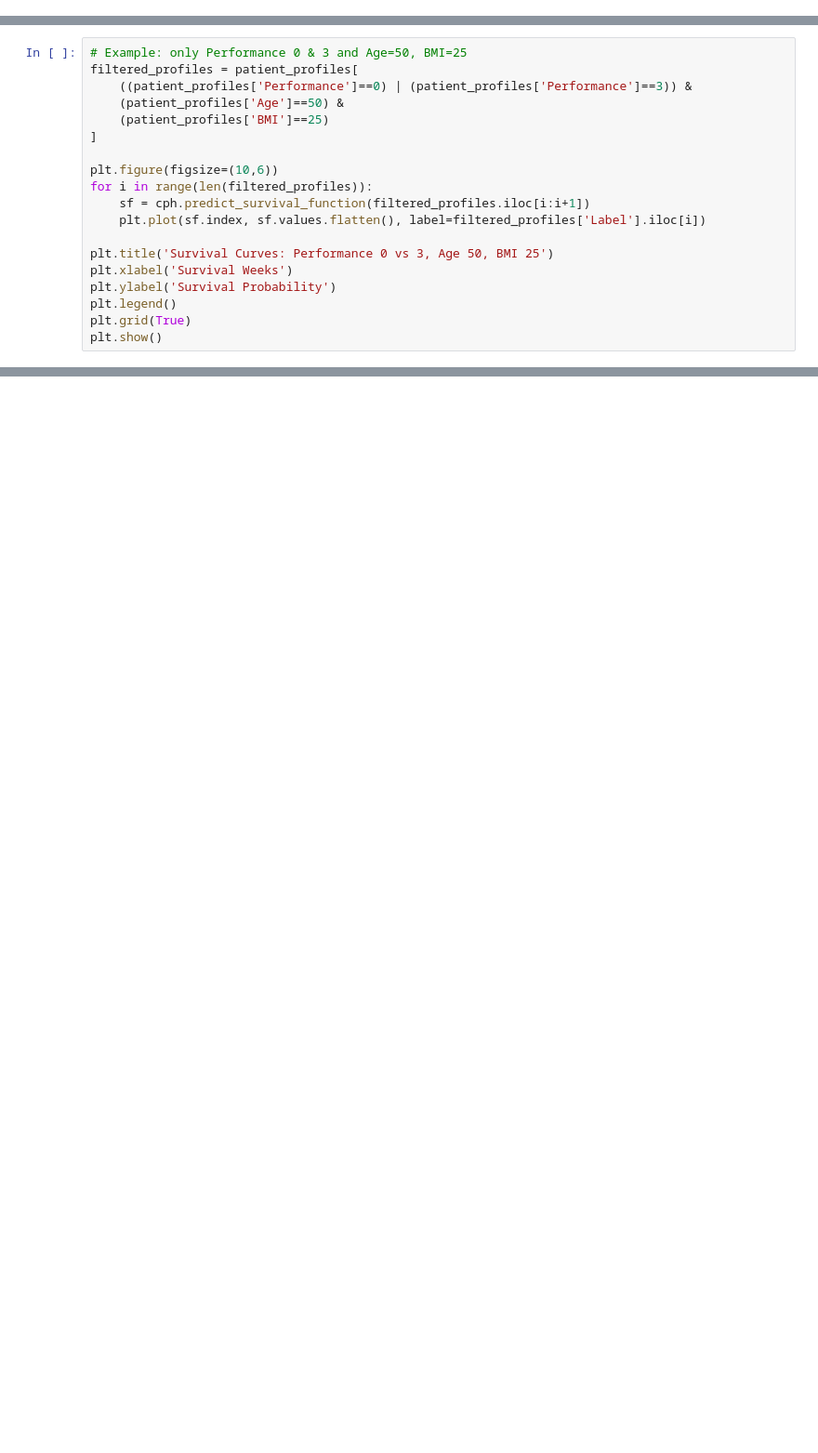
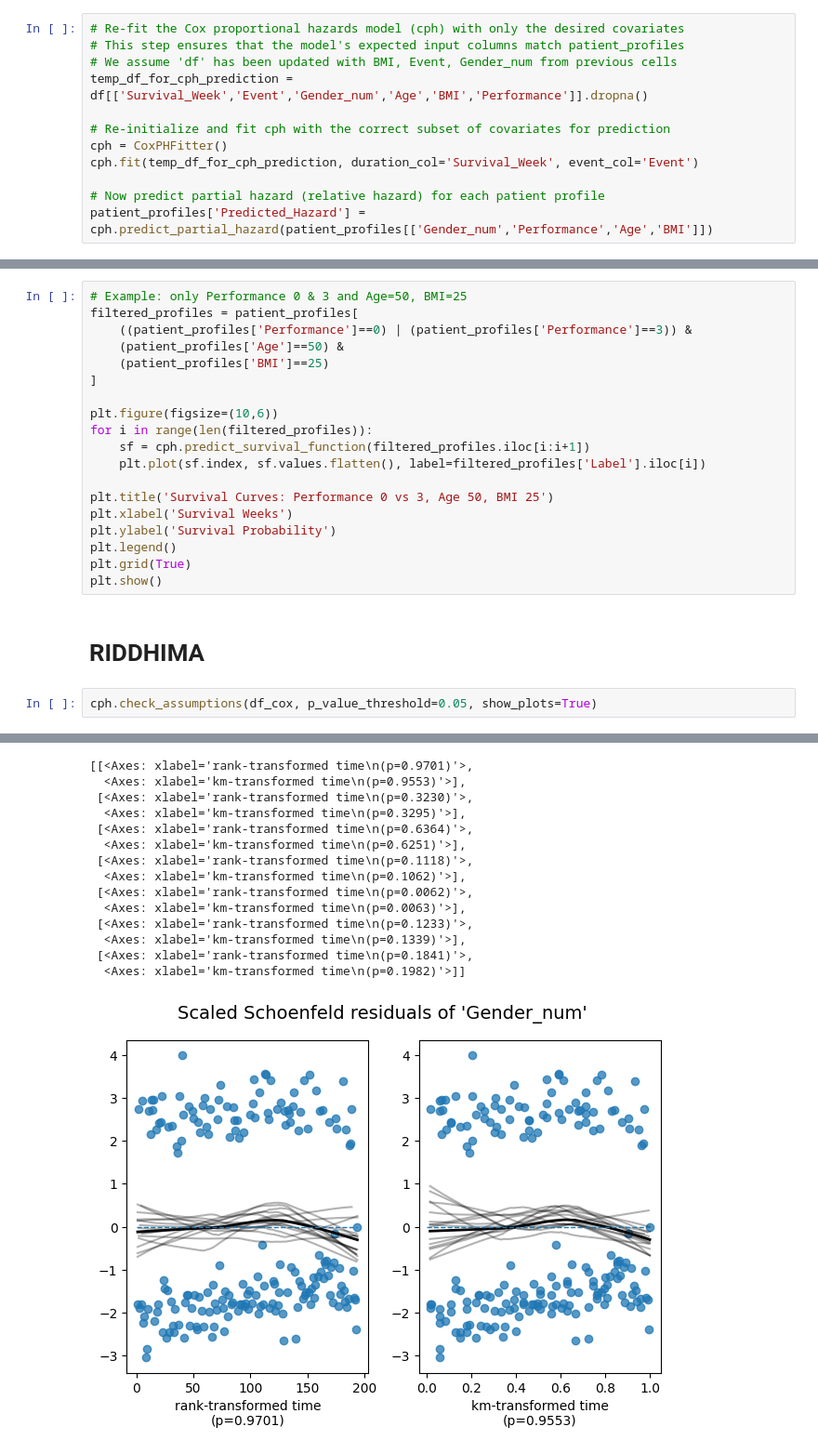
Before and after one commit to Parasshirishvaidya/TimeSeries-Based-BrainTumor-Survival, a Jupyter notebook: notebooks/Tumor_Growth_Modelling_.ipynb, the cells around one changed output, grey strips where cells are left out. Shown at 93% size. Drawn from its saved outputs; the diff is of its cells as text; blank space fills up the shorter version.

```diff
--- a/notebooks/Tumor_Growth_Modelling_.ipynb
+++ b/notebooks/Tumor_Growth_Modelling_.ipynb
@@ -415,3 +505,15 @@ patient_profiles['Predicted_Hazard'] = cph.predict_partial_hazard(patient_profil
+# %%
+# Re-fit the Cox proportional hazards model (cph) with only the desired covariates
+# This step ensures that the model's expected input columns match patient_profiles
+# We assume 'df' has been updated with BMI, Event, Gender_num from previous cells
+temp_df_for_cph_prediction = df[['Survival_Week','Event','Gender_num','Age','BMI','Performance']].dropna()
+
+# Re-initialize and fit cph with the correct subset of covariates for prediction
+cph = CoxPHFitter()
+cph.fit(temp_df_for_cph_prediction, duration_col='Survival_Week', event_col='Event')
+
+# Now predict partial hazard (relative hazard) for each patient profile
+patient_profiles['Predicted_Hazard'] = cph.predict_partial_hazard(patient_profiles[['Gender_num','Performance','Age','BMI']])
 # %%
 patient_profiles = patient_profiles.sort_values(by='Predicted_Hazard', ascending=False)
 # %%
@@ -498,3 +604,8 @@ plt.ylabel('Survival Probability')
 plt.legend()
 plt.grid(True)
 plt.show()
+# %% [markdown]
+# **RIDDHIMA**
+# %%
+cph.check_assumptions(df_cox, p_value_threshold=0.05, show_plots=True)
+# %% [output]
@@ -500,0 +665,15 @@ plt.show()
+[[<Axes: xlabel='rank-transformed time\n(p=0.9701)'>,
+  <Axes: xlabel='km-transformed time\n(p=0.9553)'>],
+ [<Axes: xlabel='rank-transformed time\n(p=0.3230)'>,
+  <Axes: xlabel='km-transformed time\n(p=0.3295)'>],
+ [<Axes: xlabel='rank-transformed time\n(p=0.6364)'>,
+  <Axes: xlabel='km-transformed time\n(p=0.6251)'>],
+ [<Axes: xlabel='rank-transformed time\n(p=0.1118)'>,
+  <Axes: xlabel='km-transformed time\n(p=0.1062)'>],
+ [<Axes: xlabel='rank-transformed time\n(p=0.0062)'>,
+  <Axes: xlabel='km-transformed time\n(p=0.0063)'>],
+ [<Axes: xlabel='rank-transformed time\n(p=0.1233)'>,
+  <Axes: xlabel='km-transformed time\n(p=0.1339)'>],
+ [<Axes: xlabel='rank-transformed time\n(p=0.1841)'>,
+  <Axes: xlabel='km-transformed time\n(p=0.1982)'>]]
+[figure, added]
```
Also changed, not shown: parts of 32 cells of this notebook.
